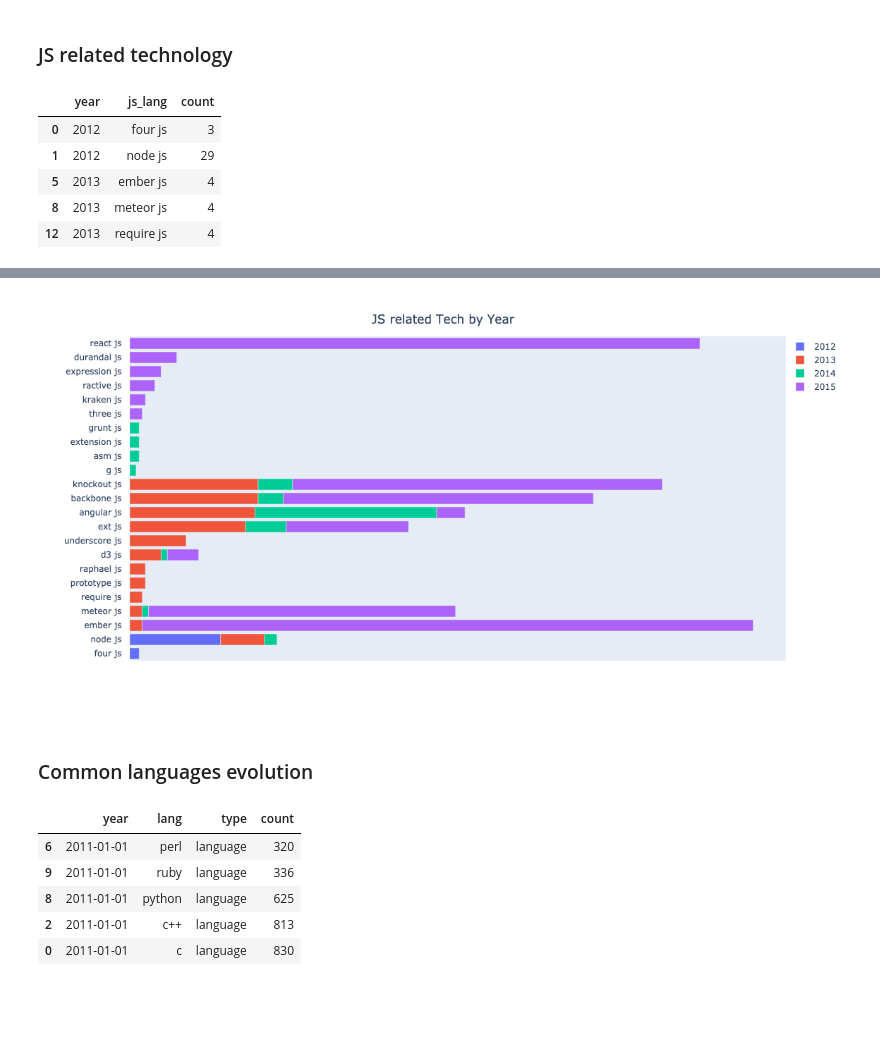
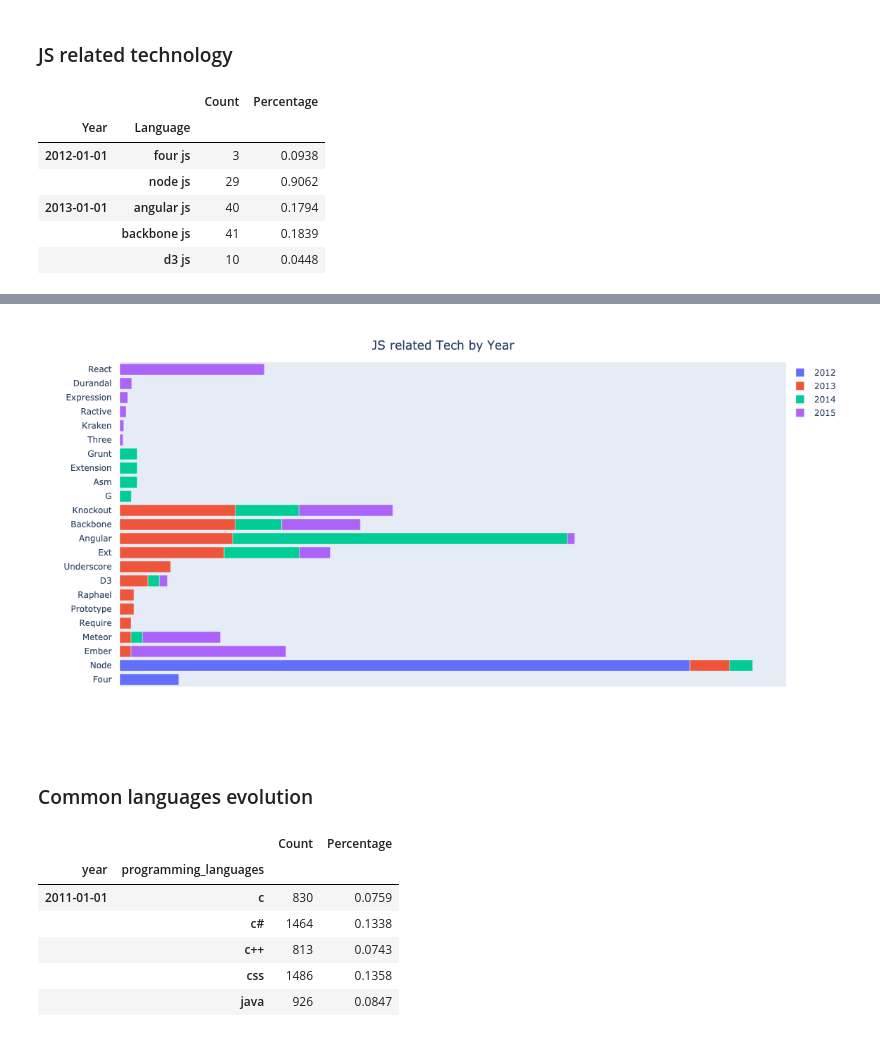
Before and after one commit to IsmaelMasharo/stack-overflow-survey-analysis, a Jupyter notebook: survey_etl.ipynb, the cells around one changed output, grey strips where cells are left out. Saved outputs shown, nothing was run; the diff lists cells and outputs as text; code cells hidden in the pictures; blank space fills up the shorter version.

Commit message:
language count percentage calculated - improve hover formating

```diff
--- a/survey_etl.ipynb
+++ b/survey_etl.ipynb
@@ -88,25 +88,35 @@ df_explode['tech_type'] = df_explode.programming_languages.map(lambda x: tech_la
 js_langs = df_explode[df_explode.programming_languages_other.str.endswith('js', na=False)]
 # %%
 js_langs_year = js_langs.groupby(['year', 'programming_languages_other']).programming_languages_other.count().to_frame()
-js_langs_year.index.names = ['year','js_lang']
-js_langs_year.columns = ['count']
+js_langs_year['percentage'] = js_langs_year.groupby(level=0).apply(lambda x: x / float(x.sum())).round(4)
+
+js_langs_year.index.names = ['Year','Language']
+js_langs_year.columns = ['Count', 'Percentage']
+display(js_langs_year.head())
+
 js_langs_year.reset_index(inplace=True)
-js_langs_year.year = js_langs_year.year.dt.year.astype(str)
-js_langs_year.sort_values(['year', 'count'], ascending=True, inplace=True)
-js_langs_year.head()
+js_langs_year.Year = js_langs_year.Year.dt.year.astype(str)
+js_langs_year.sort_values(['Year', 'Count'], ascending=True, inplace=True)
+js_langs_year.Language = js_langs_year.Language.str.split().str[0].str.title()
 # %% [output]
-|  | year | js_lang | count |
-| 0 | 2012 | four js | 3 |
-| 1 | 2012 | node js | 29 |
-| 5 | 2013 | ember js | 4 |
-| 8 | 2013 | meteor js | 4 |
-| 12 | 2013 | require js | 4 |
+|  |  | Count | Percentage |
+| Year | Language |  |  |
+| 2012-01-01 | four js | 3 | 0.0938 |
+|  | node js | 29 | 0.9062 |
+| 2013-01-01 | angular js | 40 | 0.1794 |
+|  | backbone js | 41 | 0.1839 |
+|  | d3 js | 10 | 0.0448 |
 # %%
 fig = px.bar(
-    js_langs_year, y="js_lang", x="count",
-    color='year',
+    js_langs_year, y="Language", x="Percentage",
+    color='Year',
     orientation='h',
-    height=600
+    height=600,
+    hover_name="Language",
+    hover_data={
+        'Language':False, # remove species from hover data
+        'Percentage':':.2%', # customize hover for column of y attribute
+    }
 )
 
 fig.update_layout(
@@ -121,7 +131,10 @@ fig.update_layout(
         'x':0.5,
         'xanchor': 'center',
         'yanchor': 'top'
-    }
+    },
+    hoverlabel = dict(
+        font=dict(color='white')
+    )
 )
 
 fig.show()
@@ -130,21 +142,23 @@ fig.show()
-[figure, old version]
+[figure, new version]
 # %% [markdown]
 ### Common languages evolution
 # %%
-langs_year = df_explode.groupby(['year', 'programming_languages', 'tech_type']).programming_languages.count().to_frame()
-langs_year.index.names = ['year','lang', 'type']
-langs_year.columns = ['count']
+langs_year = df_explode[df_explode.tech_type=='language'].groupby(['year', 'programming_languages']).agg({'programming_languages': 'count'})
+langs_year['Percentage'] = langs_year.groupby(level=0).programming_languages.apply(lambda x: x / float(x.sum())).round(4)
+langs_year.columns = ['Count', 'Percentage']
+display(langs_year.head())
+
+langs_year.index.names = ['Year','Language']
 langs_year.reset_index(inplace=True)
-langs_year.sort_values(['year', 'count'], ascending=True, inplace=True)
-langs_year = langs_year[langs_year.type=='language']
-langs_year.head()
+langs_year.sort_values(['Year', 'Count'], ascending=True, inplace=True)
 # %% [output]
-|  | year | lang | type | count |
-| 6 | 2011-01-01 | perl | language | 320 |
-| 9 | 2011-01-01 | ruby | language | 336 |
-| 8 | 2011-01-01 | python | language | 625 |
-| 2 | 2011-01-01 | c++ | language | 813 |
-| 0 | 2011-01-01 | c | language | 830 |
+|  |  | Count | Percentage |
+| year | programming_languages |  |  |
+| 2011-01-01 | c | 830 | 0.0759 |
+|  | c# | 1464 | 0.1338 |
+|  | c++ | 813 | 0.0743 |
+|  | css | 1486 | 0.1358 |
+|  | java | 926 | 0.0847 |
 # %%
 dataset_years = list(range(2011,2021))
 
```
Also changed, not shown: parts of 3 cells of this notebook.
